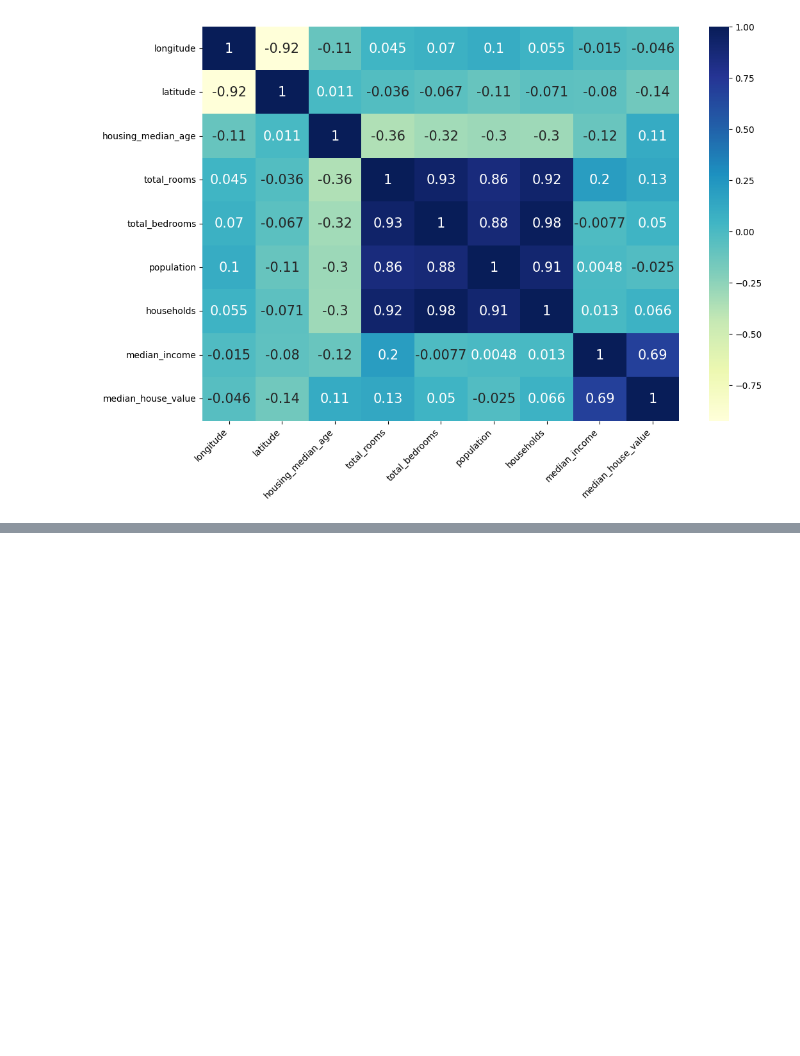
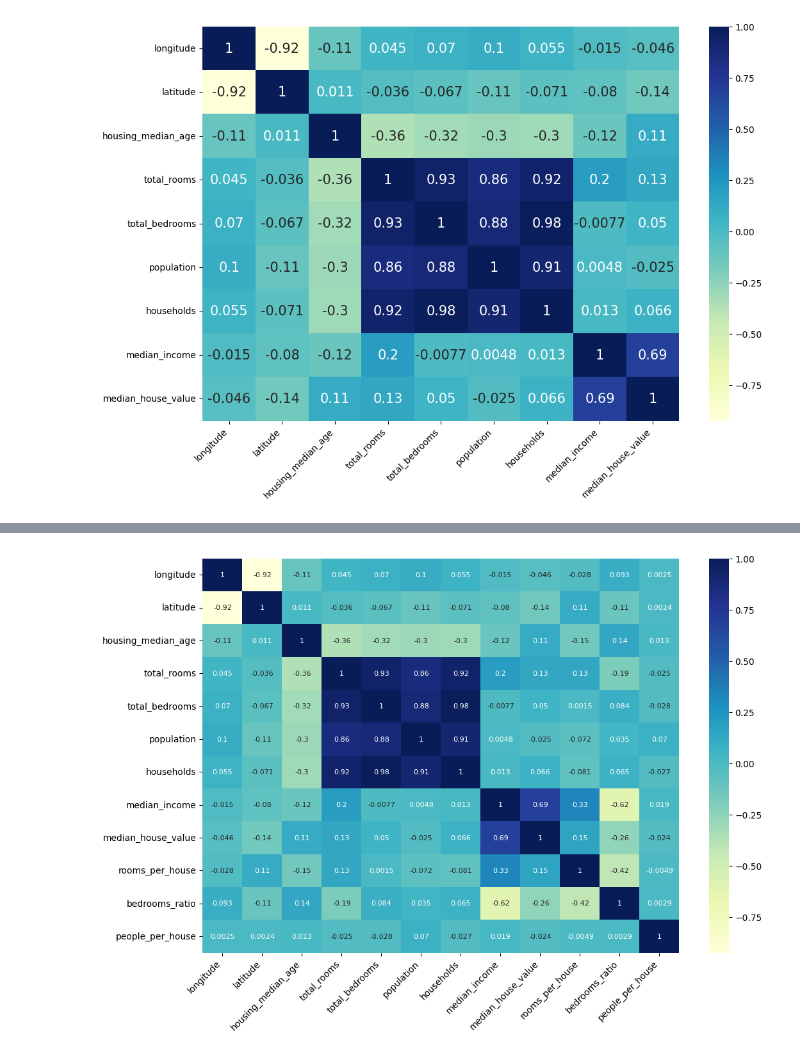
Before and after one commit to Fayshal007/IBM-data-science-practise, a Jupyter notebook: House price prediction/code.ipynb, the cells around one changed output, grey strips where cells are left out. Saved outputs shown, nothing was run; the diff lists cells and outputs as text; code cells hidden in the pictures; blank space fills up the shorter version.

Commit message:
Attribute Combinations of house price done

```diff
--- a/House price prediction/code.ipynb
+++ b/House price prediction/code.ipynb
@@ -543,0 +557,4 @@ plt.show()
+# %%
+housing["rooms_per_house"] = housing["total_rooms"] / housing["households"]
+housing["bedrooms_ratio"] = housing["total_bedrooms"] / housing["total_rooms"]
+housing["people_per_house"] = housing["population"] / housing["households"]
@@ -543,0 +563,2 @@ plt.show()
+# %%
+corr_matrix = housing.select_dtypes('float').corr()
@@ -543,0 +589,12 @@ plt.show()
+# %%
+plt.figure(figsize=(12,8))
+sns.heatmap(corr_matrix,
+    cmap="YlGnBu",
+    annot=True,
+    annot_kws={"size":8})
+
+plt.xticks(fontsize=10, rotation=45, ha="right")
+plt.yticks(fontsize=10)
+plt.show()
+# %% [output]
+[figure, added]
```
Also changed, not shown: parts of 4 cells of this notebook.
